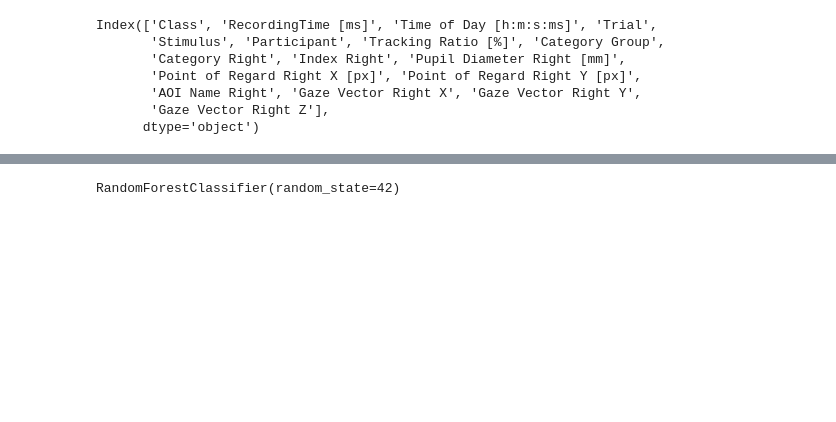
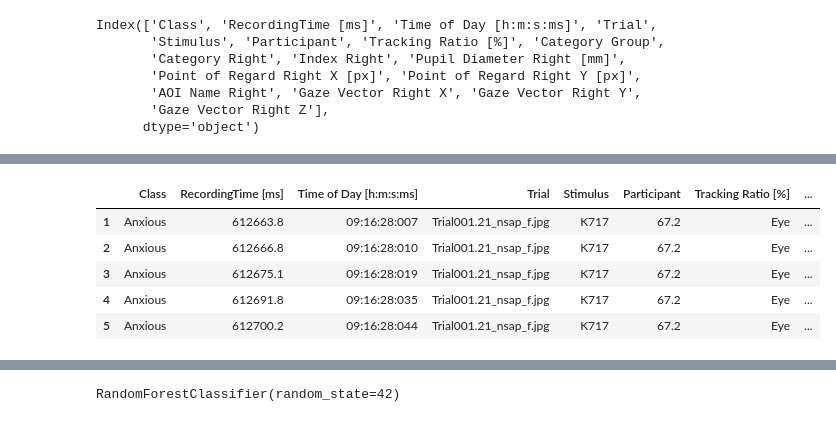
Before and after one commit to FilipJanikulaS22660/ASI_grupa_6, a Jupyter notebook: ASI.ipynb, the cells around one changed output, grey strips where cells are left out. Saved outputs shown, nothing was run; the diff lists cells and outputs as text; code cells hidden in the pictures; blank space fills up the shorter version.

```diff
--- a/ASI.ipynb
+++ b/ASI.ipynb
@@ -21,0 +41,12 @@ Index(['Class', 'RecordingTime [ms]', 'Time of Day [h:m:s:ms]', 'Trial',
+# %%
+# Drop column 'Gaze Vector Right Z', because it contains only NaN values
+data = data.drop('Gaze Vector Right Z', axis=1)
+# %%
+data.head()
+# %% [output]
+|  | Class | RecordingTime [ms] | Time of Day [h:m:s:ms] | Trial | Stimulus | Participant | Tracking Ratio [%] | ... |
+| 1 | Anxious | 612663.8 | 09:16:28:007 | Trial001.21_nsap_f.jpg | K717 | 67.2 | Eye | ... |
+| 2 | Anxious | 612666.8 | 09:16:28:010 | Trial001.21_nsap_f.jpg | K717 | 67.2 | Eye | ... |
+| 3 | Anxious | 612675.1 | 09:16:28:019 | Trial001.21_nsap_f.jpg | K717 | 67.2 | Eye | ... |
+| 4 | Anxious | 612691.8 | 09:16:28:035 | Trial001.21_nsap_f.jpg | K717 | 67.2 | Eye | ... |
+| 5 | Anxious | 612700.2 | 09:16:28:044 | Trial001.21_nsap_f.jpg | K717 | 67.2 | Eye | ... |
```
Also changed, not shown: parts of 10 cells of this notebook.
